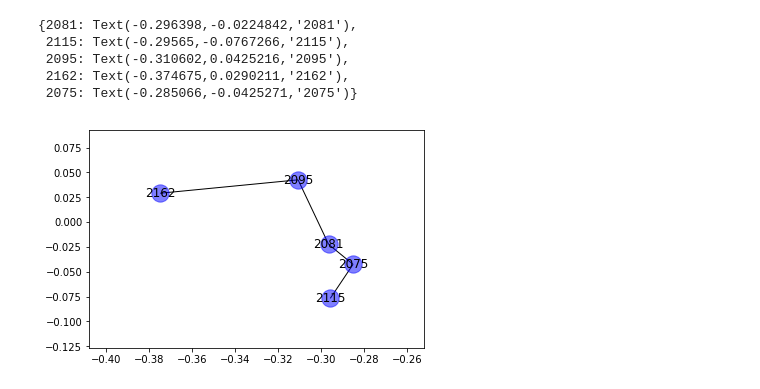
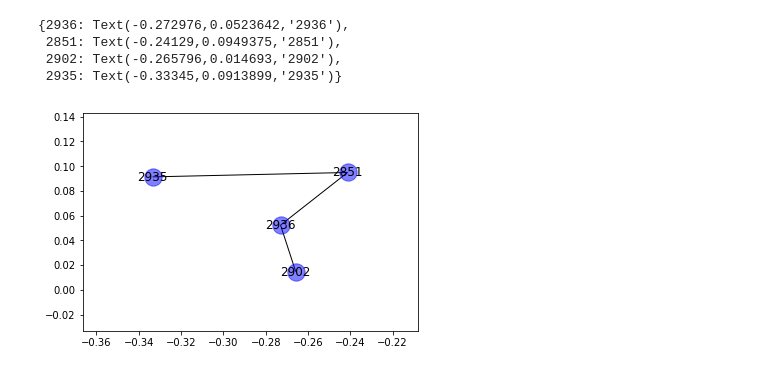
Before and after one commit to ropitz/gabii_experiments, a Jupyter notebook: gabii_matrix_web.ipynb, the cells around one changed output. Drawn from its saved outputs; the diff is of its cells as text; code cells hidden in the pictures.

```diff
--- a/gabii_matrix_web.ipynb
+++ b/gabii_matrix_web.ipynb
@@ -10,6 +10,6 @@ import graphviz
 from networkx.algorithms import approximation as approx
 import pydot
 # %%
-areaCdf = pd.read_csv("https://raw.githubusercontent.com/ropitz/gabii_experiments/master/areaC_matrix_2018.csv")
-areaCdf
+areaC_all = pd.read_csv("https://raw.githubusercontent.com/ropitz/gabii_experiments/master/su_matrix_C_all.csv")
+areaC_all
 # %% [output]
@@ -37 +78,6 @@ G=nx.from_pandas_edgelist(areaCdf,'FROM_ID', 'TO_ID','TYPE')
+# %%
+# Build your graph
+G_all=nx.from_pandas_edgelist(areaC_all,'MATRIX_FROM_ID', 'MATRIX_TO_ID','TYPE')
+G_2018=nx.from_pandas_edgelist(areaC_2018,'MATRIX_FROM_ID', 'MATRIX_TO_ID','TYPE')
+G_2016_2018=nx.from_pandas_edgelist(areaC_2016_2018,'MATRIX_FROM_ID', 'MATRIX_TO_ID','TYPE')
 # %%
@@ -101,14 +168,13 @@ A
 # %%
-B = nx.dijkstra_path(G,source=2115, target=2162)
-pos = nx.spring_layout(G)
-nx.draw_networkx_nodes(G, pos=pos, nodelist = B, node_color = 'b', alpha = 0.5)
-h = G.subgraph(B)
-nx.draw_networkx_edges(G,pos=pos, edgelist = h.edges())
+pos = nx.spring_layout(G_all)
+B = nx.dijkstra_path(G_all,source=2935, target=2902)
+nx.draw_networkx_nodes(G_all, pos=pos, nodelist = B, node_color = 'b', alpha = 0.5)
+h = G_all.subgraph(B)
+nx.draw_networkx_edges(G_all,pos=pos, edgelist = h.edges())
 nx.draw_networkx_labels(h, pos=pos, font_size = 12)
 # %% [output]
-{2081: Text(-0.296398,-0.0224842,'2081'),
- 2115: Text(-0.29565,-0.0767266,'2115'),
- 2095: Text(-0.310602,0.0425216,'2095'),
- 2162: Text(-0.374675,0.0290211,'2162'),
- 2075: Text(-0.285066,-0.0425271,'2075')}
+{2936: Text(-0.272976,0.0523642,'2936'),
+ 2851: Text(-0.24129,0.0949375,'2851'),
+ 2902: Text(-0.265796,0.014693,'2902'),
+ 2935: Text(-0.33345,0.0913899,'2935')}
-[figure, old version]
+[figure, new version]
```
Also changed, not shown: parts of 24 cells of this notebook.
